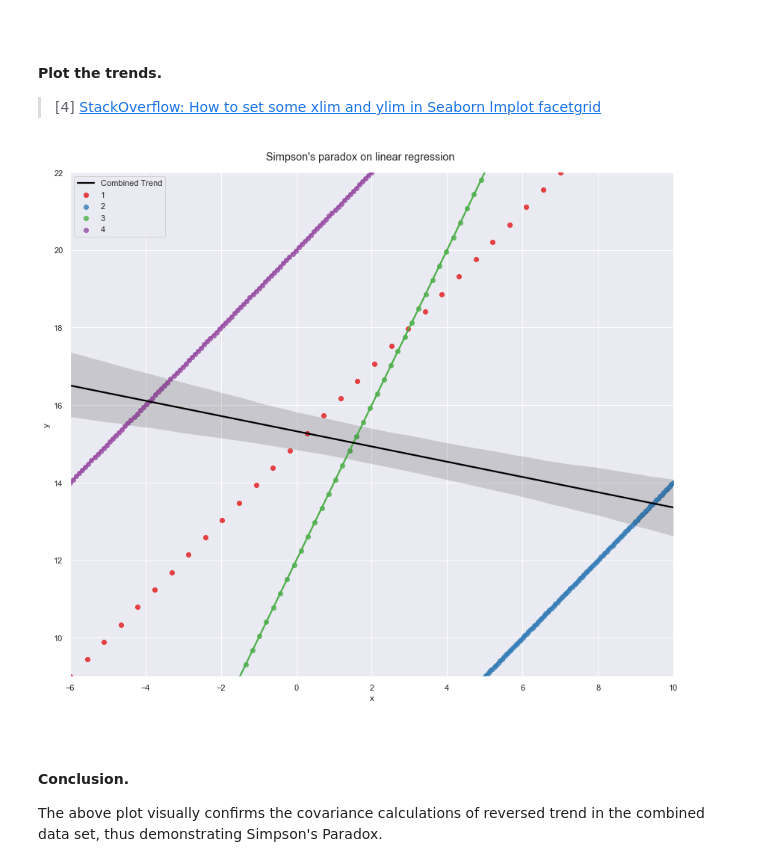
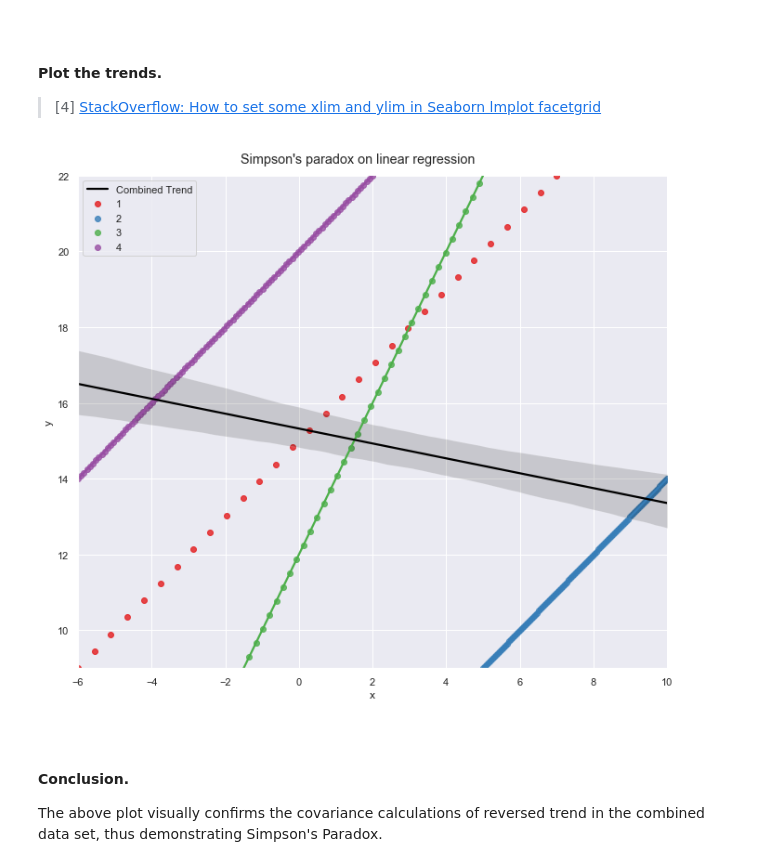
Before and after one commit to olgarozhdestvina/Fundamentals-of-Data-Analysis, a Jupyter notebook: Tasks.ipynb, the cells around one changed output. Saved outputs shown, nothing was run; the diff lists cells and outputs as text; code cells hidden in the pictures.

```diff
--- a/Tasks.ipynb
+++ b/Tasks.ipynb
@@ -352,23 +337,23 @@ The above calculations depict a negative correlation between x and y in the comb
 # %%
 # Build the plots.
 # Each dataset.
-g = sns.lmplot(x='x',y='y', data=combined, hue='dataset', ci=None, height = 10, aspect= 1.2, palette="Set1", legend=False)
+g = sns.lmplot(x='x',y='y', data=combined, hue='dataset', ci=None, height = 8, aspect= 1.2, palette="Set1", legend=False)
 
 # Combined trend.
 sns.regplot(data=combined, x="x", y="y", color="black", scatter=False, label='Combined Trend')
 
 # Set a title.
 g.fig.suptitle("Simpson's paradox on linear regression", y=1.02)
 
 # Set limits for the plot.
 g.set(xlim=(-6, 10))
 g.set(ylim=(9, 22))
 
 # Show the plot with locked legend.
 plt.legend(loc='upper left')
 plt.show()
 # %% [output]
-[figure, old version]
+[figure, new version]
 # %% [markdown]
 <br>
 
```
Also changed, not shown: parts of 4 cells of this notebook.
